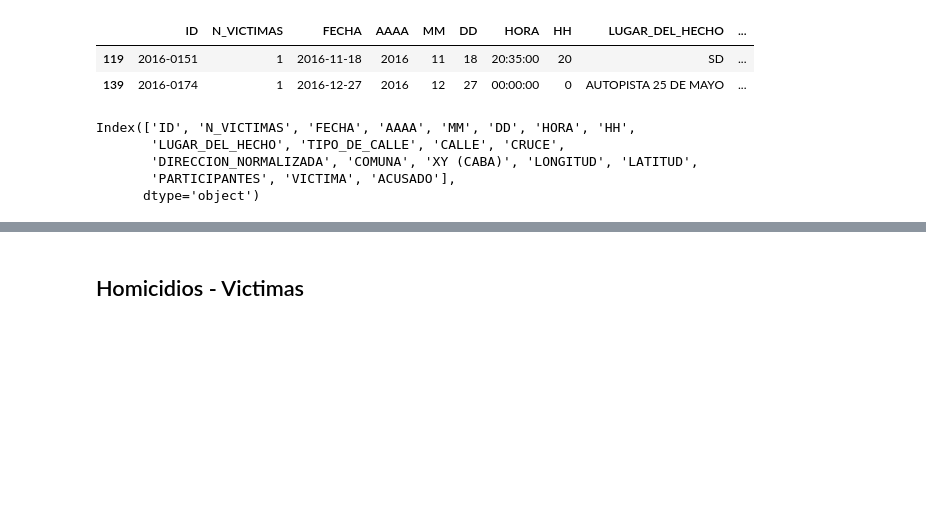
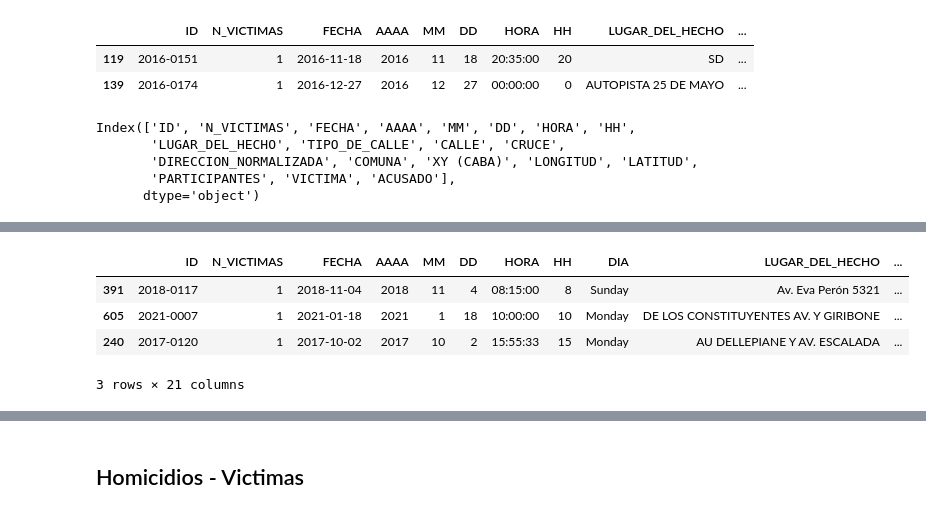
Before and after one commit to MarceloOrtizz/Proyecto_DA_Siniestros_Viales, a Jupyter notebook: etl.ipynb, the cells around one changed output, grey strips where cells are left out. Saved outputs shown, nothing was run; the diff lists cells and outputs as text; code cells hidden in the pictures; blank space fills up the shorter version.

```diff
--- a/etl.ipynb
+++ b/etl.ipynb
@@ -293,0 +298,8 @@ homicidios_hechos['DIRECCION_NORMALIZADA'] = homicidios_hechos['DIRECCION_NORMAL
+# %%
+homicidios_hechos.sample(3)
+# %% [output]
+|  | ID | N_VICTIMAS | FECHA | AAAA | MM | DD | HORA | HH | DIA | LUGAR_DEL_HECHO | ... |
+| 391 | 2018-0117 | 1 | 2018-11-04 | 2018 | 11 | 4 | 08:15:00 | 8 | Sunday | Av. Eva Perón 5321 | ... |
+| 605 | 2021-0007 | 1 | 2021-01-18 | 2021 | 1 | 18 | 10:00:00 | 10 | Monday | DE LOS CONSTITUYENTES AV. Y GIRIBONE | ... |
+| 240 | 2017-0120 | 1 | 2017-10-02 | 2017 | 10 | 2 | 15:55:33 | 15 | Monday | AU DELLEPIANE Y AV. ESCALADA | ... |
+3 rows × 21 columns
```
Also changed, not shown: parts of 7 cells of this notebook, 2 other files.
